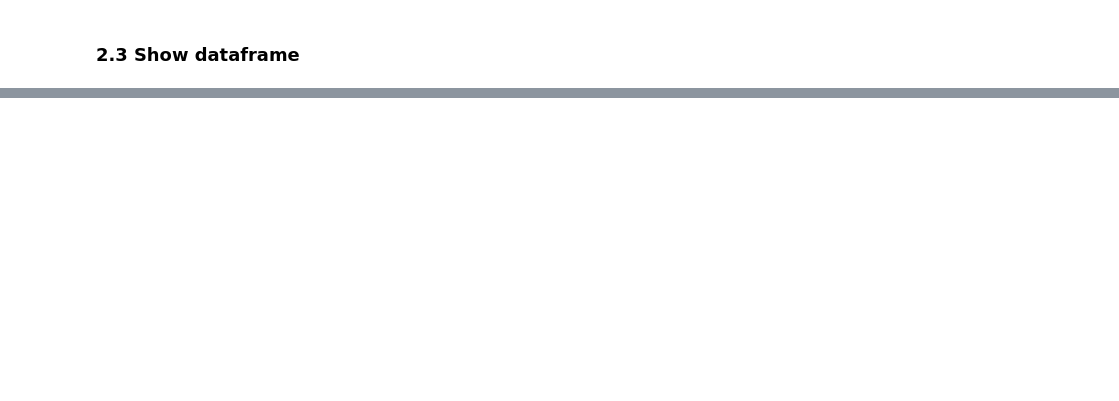
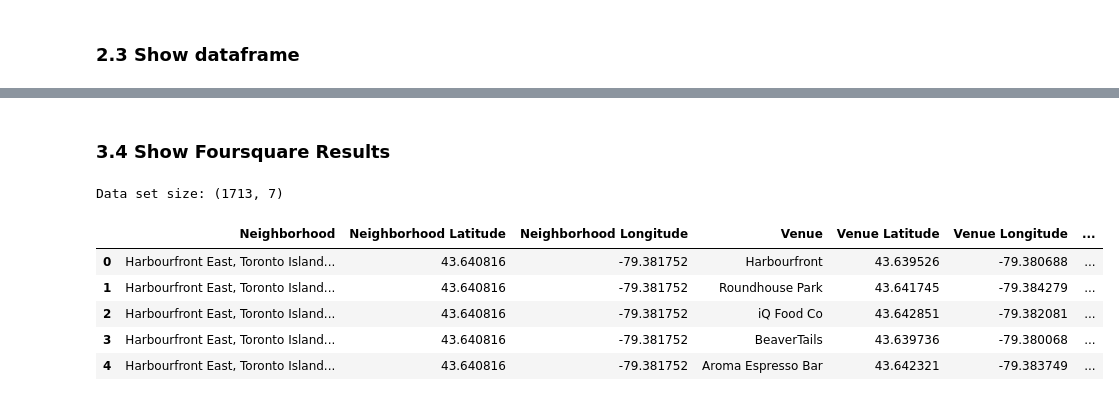
Before and after one commit to bneumayer/Coursera_Capstone, a Jupyter notebook: Assignment_Neighborhoods_in_Toronto.ipynb, the cells around one changed output, grey strips where cells are left out. Saved outputs shown, nothing was run; the diff lists cells and outputs as text; code cells hidden in the pictures; blank space fills up the shorter version.

```diff
--- a/Assignment_Neighborhoods_in_Toronto.ipynb
+++ b/Assignment_Neighborhoods_in_Toronto.ipynb
@@ -173,0 +358,13 @@ torontoTableComplete
+# %% [markdown]
+### 3.4 Show Foursquare Results
+# %%
+print('Data set size: {}'.format(toronto_venues.shape))
+toronto_venues.head()
+# %% [output]
+Data set size: (1713, 7)
+|  | Neighborhood | Neighborhood Latitude | Neighborhood Longitude | Venue | Venue Latitude | Venue Longitude | ... |
+| 0 | Harbourfront East, Toronto Island... | 43.640816 | -79.381752 | Harbourfront | 43.639526 | -79.380688 | ... |
+| 1 | Harbourfront East, Toronto Island... | 43.640816 | -79.381752 | Roundhouse Park | 43.641745 | -79.384279 | ... |
+| 2 | Harbourfront East, Toronto Island... | 43.640816 | -79.381752 | iQ Food Co | 43.642851 | -79.382081 | ... |
+| 3 | Harbourfront East, Toronto Island... | 43.640816 | -79.381752 | BeaverTails | 43.639736 | -79.380068 | ... |
+| 4 | Harbourfront East, Toronto Island... | 43.640816 | -79.381752 | Aroma Espresso Bar | 43.642321 | -79.383749 | ... |
```
Also changed, not shown: parts of 37 cells of this notebook, 1 other file.
